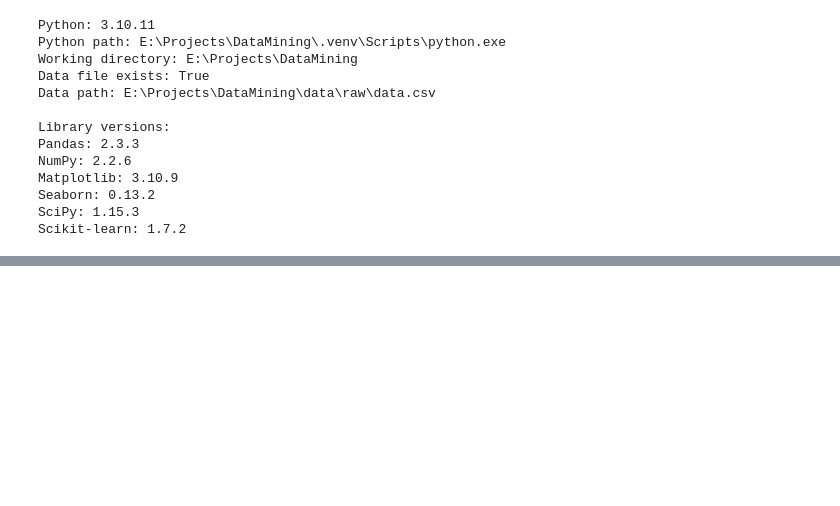
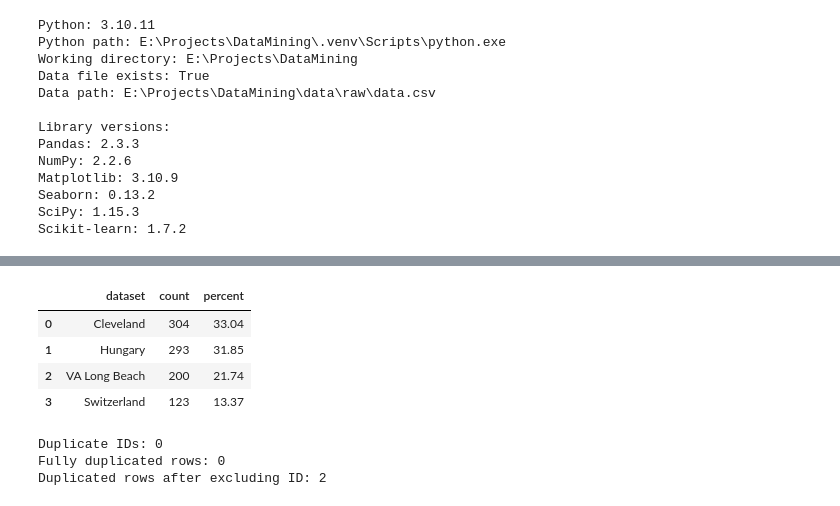
Before and after one commit to AmirhosseinKhadivi/DataMining-Course-Project, a Jupyter notebook: notebooks/DMProject.ipynb, the cells around one changed output, grey strips where cells are left out. Cells and saved outputs as stored; diff of their text form; code cells hidden in the pictures; blank space fills up the shorter version.

```diff
--- a/notebooks/DMProject.ipynb
+++ b/notebooks/DMProject.ipynb
@@ -105,0 +536,50 @@ Scikit-learn: 1.7.2
+# %%
+dataset_distribution = (
+    df_raw["dataset"]
+    .value_counts(dropna=False)
+    .rename_axis("dataset")
+    .reset_index(name="count")
+)
+
+
+dataset_distribution["percent"] = (
+    dataset_distribution["count"]
+    / len(df_raw)
+    * 100
+).round(2)
+
+
+display(dataset_distribution)
+# %% [output]
+|  | dataset | count | percent |
+| 0 | Cleveland | 304 | 33.04 |
+| 1 | Hungary | 293 | 31.85 |
+| 2 | VA Long Beach | 200 | 21.74 |
+| 3 | Switzerland | 123 | 13.37 |
+# %%
+duplicate_id_count = int(
+    df_raw[ID_COLUMN].duplicated().sum()
+)
+
+duplicate_complete_rows = int(
+    df_raw.duplicated().sum()
+)
+
+duplicate_without_id = int(
+    df_raw
+    .drop(columns=[ID_COLUMN])
+    .duplicated()
+    .sum()
+)
+
+
+print(f"Duplicate IDs: {duplicate_id_count}")
+print(f"Fully duplicated rows: {duplicate_complete_rows}")
+print(
+    "Duplicated rows after excluding ID: "
+    f"{duplicate_without_id}"
+)
+# %% [output]
+Duplicate IDs: 0
+Fully duplicated rows: 0
+Duplicated rows after excluding ID: 2
```
Also changed, not shown: parts of 12 cells of this notebook, 4 other files.
